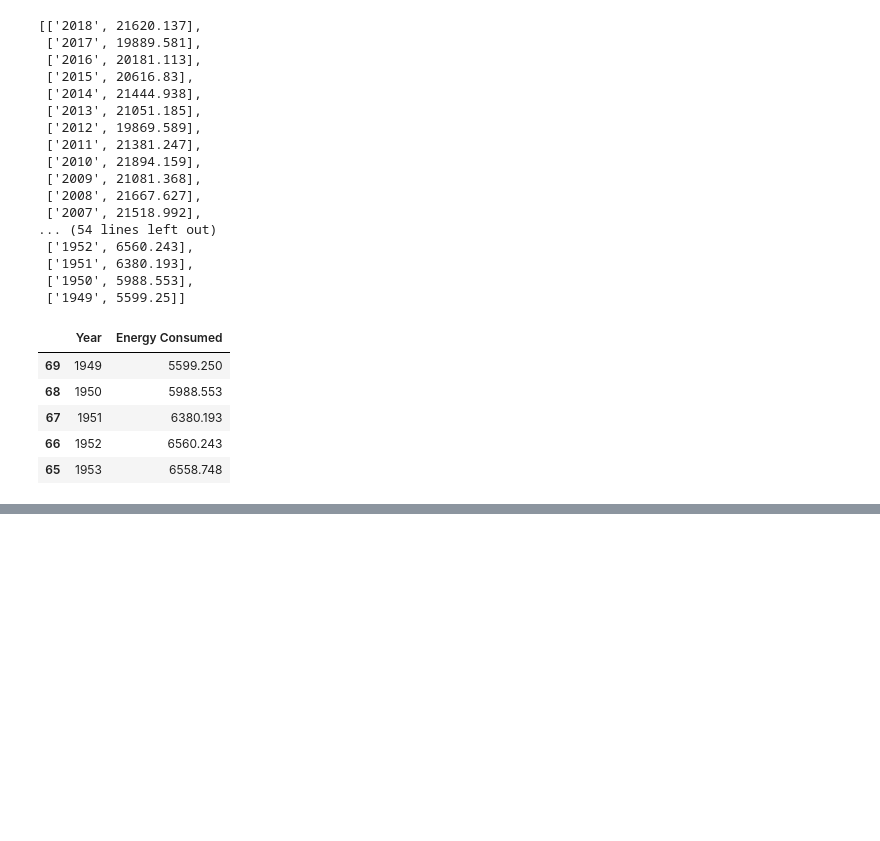
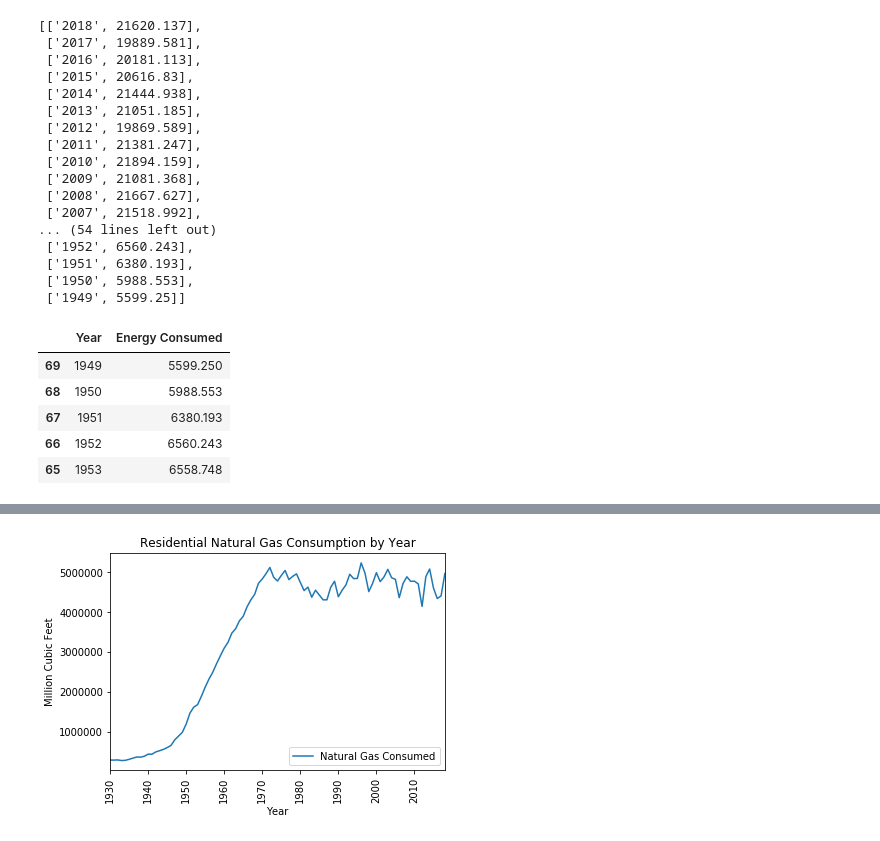
Before and after one commit to david-kishi/US_Energy_Consumption_Analysis, a Jupyter notebook: question_2.ipynb, the cells around one changed output, grey strips where cells are left out. Drawn from its saved outputs; the diff is of its cells as text; code cells hidden in the pictures; blank space fills up the shorter version.

```diff
--- a/question_2.ipynb
+++ b/question_2.ipynb
@@ -119,0 +160,20 @@ plt.show()
+# %%
+year_naturalgas=[]
+naturalgas_consumed=[]
+
+for i in range(len(data_list_naturalgas[0])):
+    year_naturalgas.append(data_list_naturalgas[0][i][0])
+    naturalgas_consumed.append(data_list_naturalgas[0][i][1])
+
+df_naturalgas_data = pd.DataFrame({'Year':year_naturalgas, 'Natural Gas Consumed':naturalgas_consumed})
+sorted_naturalgas_data = df_naturalgas_data.sort_values('Year', ascending='True')
+sorted_naturalgas_data.head()
+
+graph_naturalgas = sorted_naturalgas_data.plot(kind='line', figsize=(6,4), x='Year',
+                         sort_columns=True, title='Residential Natural Gas Consumption by Year')
+plt.xticks(rotation=90)
+plt.ylabel('Million Cubic Feet')
+plt.xlabel('Year')
+plt.show()
+# %% [output]
+[figure, added]
```
Also changed, not shown: parts of 8 cells of this notebook.
